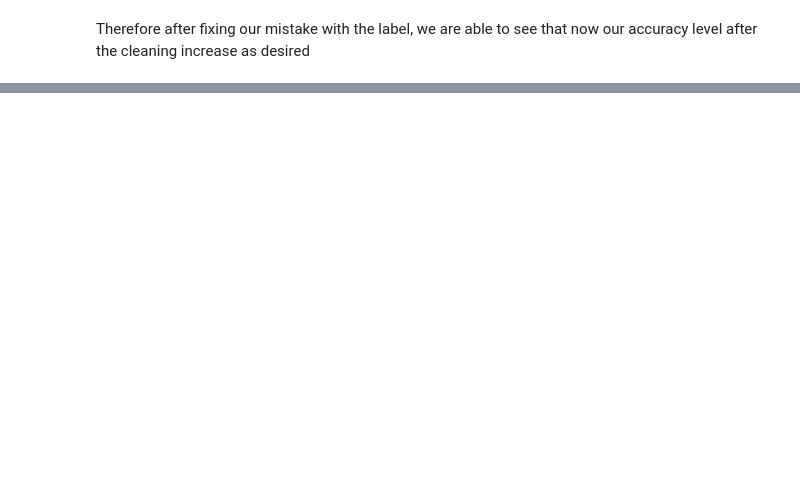
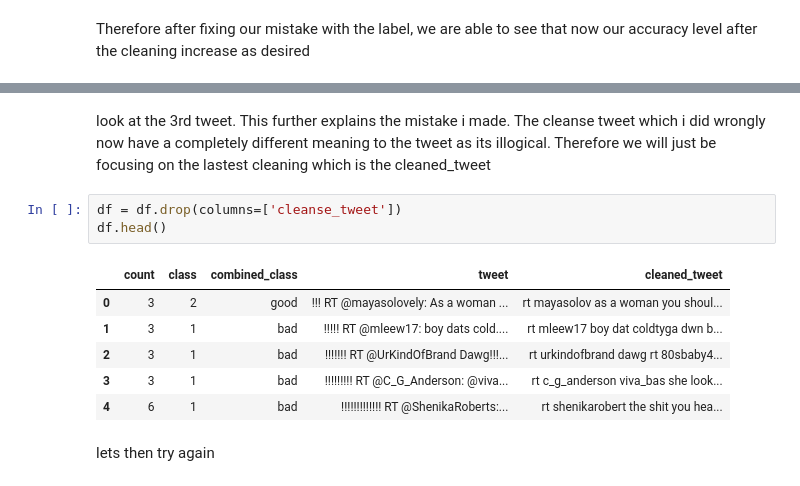
Before and after one commit to RajVarunn/nlp_sentimentanalysis, a Jupyter notebook: sr.ipynb, the cells around one changed output, grey strips where cells are left out. Saved outputs shown, nothing was run; the diff lists cells and outputs as text; blank space fills up the shorter version.

```diff
--- a/sr.ipynb
+++ b/sr.ipynb
@@ -442,0 +476,14 @@ Therefore after fixing our mistake with the label, we are able to see that now o
+# %% [markdown]
+look at the 3rd tweet. This further explains the mistake i made. The cleanse tweet which i did wrongly now have a completely different meaning to the tweet as its illogical. Therefore we will just be focusing on the lastest cleaning which is the cleaned_tweet
+# %%
+df = df.drop(columns=['cleanse_tweet'])
+df.head()
+# %% [output]
+|  | count | class | combined_class | tweet | cleaned_tweet |
+| 0 | 3 | 2 | good | !!! RT @mayasolovely: As a woman ... | rt mayasolov as a woman you shoul... |
+| 1 | 3 | 1 | bad | !!!!! RT @mleew17: boy dats cold.... | rt mleew17 boy dat coldtyga dwn b... |
+| 2 | 3 | 1 | bad | !!!!!!! RT @UrKindOfBrand Dawg!!!... | rt urkindofbrand dawg rt 80sbaby4... |
+| 3 | 3 | 1 | bad | !!!!!!!!! RT @C_G_Anderson: @viva... | rt c_g_anderson viva_bas she look... |
+| 4 | 6 | 1 | bad | !!!!!!!!!!!!! RT @ShenikaRoberts:... | rt shenikarobert the shit you hea... |
+# %% [markdown]
+lets then try again
```
Also changed, not shown: parts of 11 cells of this notebook, 1 other file.
